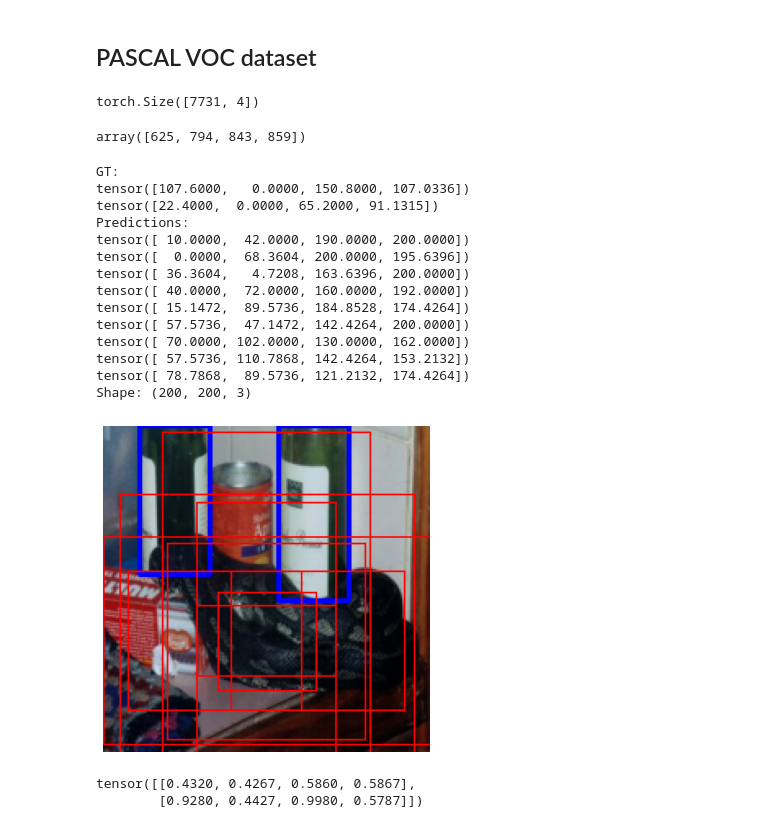
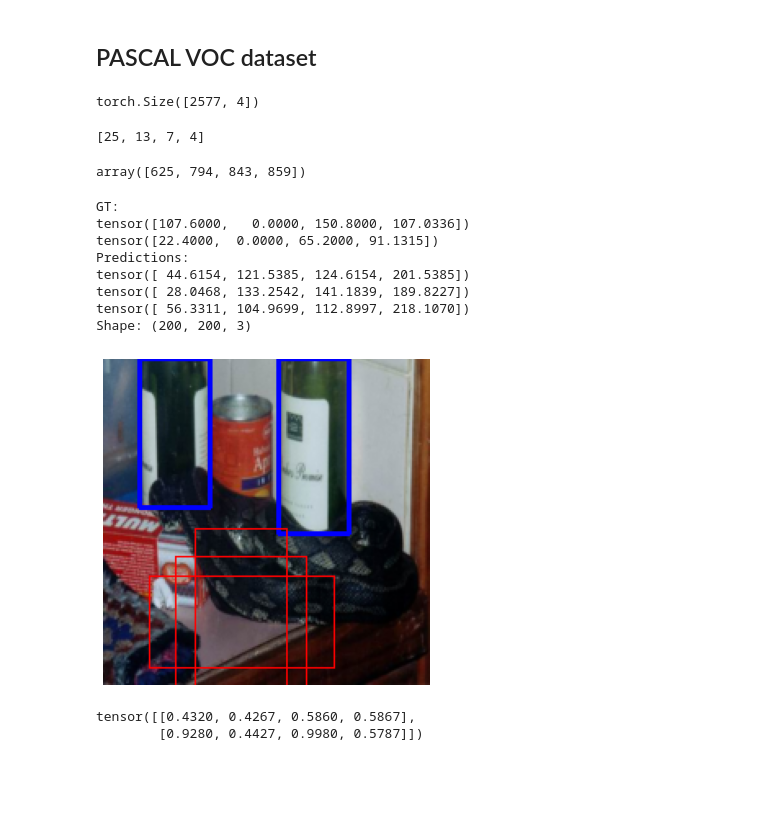
Before and after one commit to MIchaelKa/detection-tutorial, a Jupyter notebook: detection-tutorial.ipynb, the cells around one changed output. Saved outputs shown, nothing was run; the diff lists cells and outputs as text; code cells hidden in the pictures; blank space fills up the shorter version.

```diff
--- a/detection-tutorial.ipynb
+++ b/detection-tutorial.ipynb
@@ -145,46 +146,56 @@ from dataset.pascal_voc_dataset import PascalVOCDataset
 from utils import generate_anchors
 # %%
 # dataset = PascalVOCDataset('/content/pascal-voc/', 'TRAIN', get_transform(train=True))
-dataset = PascalVOCDataset('./pascal-voc/', 'TRAIN', get_transform(train=True))
+from transforms import get_transform_2
+# dataset = PascalVOCDataset('./pascal-voc/', 'TRAIN', get_transform(train=True))
+dataset = PascalVOCDataset('./pascal-voc/', 'TRAIN', get_transform_2())
 # %%
-anchors = generate_anchors()
+settings = dict(
+    clip=False,
+    feature_dims = [25, 13, 7, 4], # TODO: Read from image?
+    # scales = [0.9, 0.6, 0.3],
+    feature_map_scales = [0.2, 0.4, 0.6, 0.8],
+    aspect_ratios = [1., 2., 0.5],
+)
+
+feature_dims = [(25, 25), (13, 13), (7, 7), (4 ,4)]
+
+anchors = generate_anchors(feature_dims, settings)
 anchors.shape
 # %% [output]
-torch.Size([7731, 4])
+torch.Size([2577, 4])
+# %%
+settings['feature_dims']
+# %% [output]
+[25, 13, 7, 4]
 # %%
-N = 9
-feature_dims = np.array([25, 13, 7, 4])
+N = 3
+feature_dims = np.array(settings['feature_dims'])
 (feature_dims**2).cumsum()
 # %% [output]
 array([625, 794, 843, 859])
 # %%
 index = 5
 image, target = dataset[index]
 
 gt_boxes = target['boxes']
 
-start = 316
+start = 700
 anchors_to_show = anchors[start*N:(start+1)*N]
 
 plt.figure(figsize=(6,6))
 # show_image_and_bb(image, target['boxes'])
 show_predictions(image, gt_boxes, anchors_to_show, verbose=True)
 # %% [output]
 GT:
 tensor([107.6000,   0.0000, 150.8000, 107.0336])
 tensor([22.4000,  0.0000, 65.2000, 91.1315])
 Predictions:
-tensor([ 10.0000,  42.0000, 190.0000, 200.0000])
-tensor([  0.0000,  68.3604, 200.0000, 195.6396])
-tensor([ 36.3604,   4.7208, 163.6396, 200.0000])
-tensor([ 40.0000,  72.0000, 160.0000, 192.0000])
-tensor([ 15.1472,  89.5736, 184.8528, 174.4264])
-tensor([ 57.5736,  47.1472, 142.4264, 200.0000])
-tensor([ 70.0000, 102.0000, 130.0000, 162.0000])
-tensor([ 57.5736, 110.7868, 142.4264, 153.2132])
-tensor([ 78.7868,  89.5736, 121.2132, 174.4264])
+tensor([ 44.6154, 121.5385, 124.6154, 201.5385])
+tensor([ 28.0468, 133.2542, 141.1839, 189.8227])
+tensor([ 56.3311, 104.9699, 112.8997, 218.1070])
 Shape: (200, 200, 3)
-[figure, old version]
+[figure, new version]
 # %%
 from torchvision.ops import boxes as box_ops
 box_similarity = box_ops.box_iou
```
Also changed, not shown: parts of 22 cells of this notebook, 5 other files.
